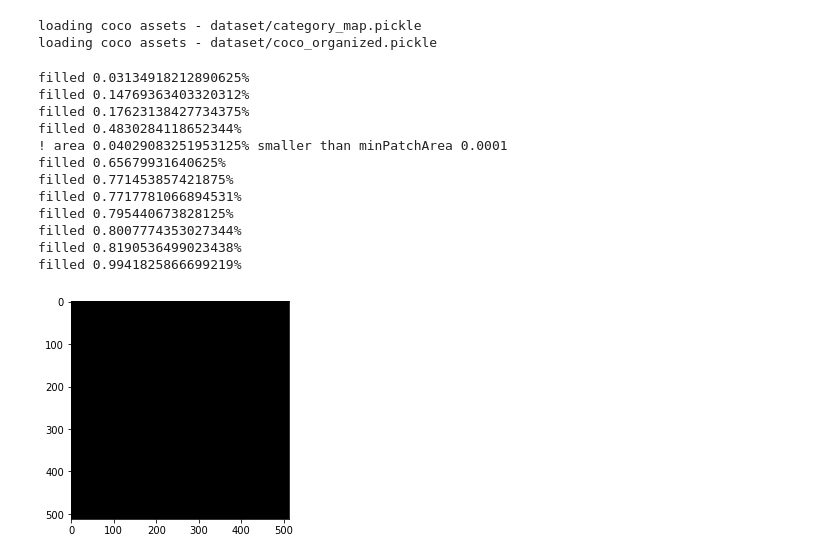
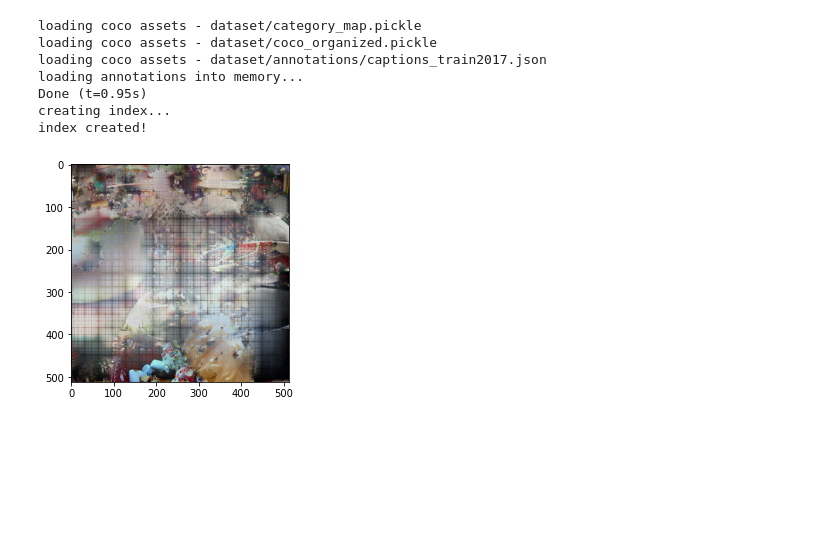
Before and after one commit to carlmoore256/back-of-the-router, a Jupyter notebook: generate_interactive_2.ipynb, the cells around one changed output. Drawn from its saved outputs; the diff is of its cells as text; code cells hidden in the pictures; blank space fills up the shorter version.

Commit message:
refining blending

```diff
--- a/generate_interactive_2.ipynb
+++ b/generate_interactive_2.ipynb
@@ -15,5 +0,0 @@ import torch
-# %%
-botr = BOTR_Generator("dataset/")
-# %% [output]
-loading coco assets - dataset/category_map.pickle
-loading coco assets - dataset/coco_organized.pickle
@@ -20,33 +8,44 @@ loading coco assets - dataset/coco_organized.pickle
+# %%
+# takes ~34s
+botr = BOTR_Generator("dataset/")
+# %% [output]
+loading coco assets - dataset/category_map.pickle
+loading coco assets - dataset/coco_organized.pickle
+loading coco assets - dataset/annotations/captions_train2017.json
+loading annotations into memory...
+Done (t=0.95s)
+creating index...
+index created!
 # %%
+allowedCateg = all_category_names(exclude=['person', 'other'])
+allowedCateg = random.sample(allowedCateg, random.randint(1,len(allowedCateg)))
+# allowedCateg = ["sky"]
+
 config = {
   # average size of each patch (1 being mean of distribution)
-  'avgPatchSize' : 0.8,
+  'avgPatchSize' : 1,
   # average size variance of each patch added
-  'avgPatchVariance' : 0.01,
+  'avgPatchVariance' : 0.1,
   # minimum area of a patch added, expressed as percentage px after masking
-  'minPatchArea' : 1e-4,
+  'minPatchArea' : 0.001,
+  # maximim area of a patch added, expressed as percentage px after masking
+  'maxPatchArea' : 0.3,
   # target percentage of pixels to fill
   'targetFill' : 0.99,
   # output image size
   'outputSize' : (512, 512),
   # prevent supercategories from appearing
-  'allowedCategories' : ["person", "other"],
-  # choose either "stuff_ann" or "instances_ann"
-  'ann_key' : "stuff_ann",
+  'allowedCategories' : allowedCateg,
+  # choose either "stuff_ann" or "instance_ann"
+  'ann_key' : "instance_ann",
+  # image blending options
+  'image_blending' : True,
+  'kernel_size' : 3,
+  'kernel_sig' : 1.,
+  'pyramid_depth': 8,
 }
-image = botr.generate_image(config, imageProgress=False)
+
+image, metadata = botr.generate_image(config, imageProgress=False)
 imshow(image)
 # %% [output]
-filled 0.03134918212890625%
-filled 0.14769363403320312%
-filled 0.17623138427734375%
-filled 0.4830284118652344%
-! area 0.04029083251953125% smaller than minPatchArea 0.0001
-filled 0.65679931640625%
-filled 0.771453857421875%
-filled 0.7717781066894531%
-filled 0.795440673828125%
-filled 0.8007774353027344%
-filled 0.8190536499023438%
-filled 0.9941825866699219%
-[figure, old version]
+[figure, new version]
```
Also changed, not shown: parts of 18 cells of this notebook, 5 other files.
